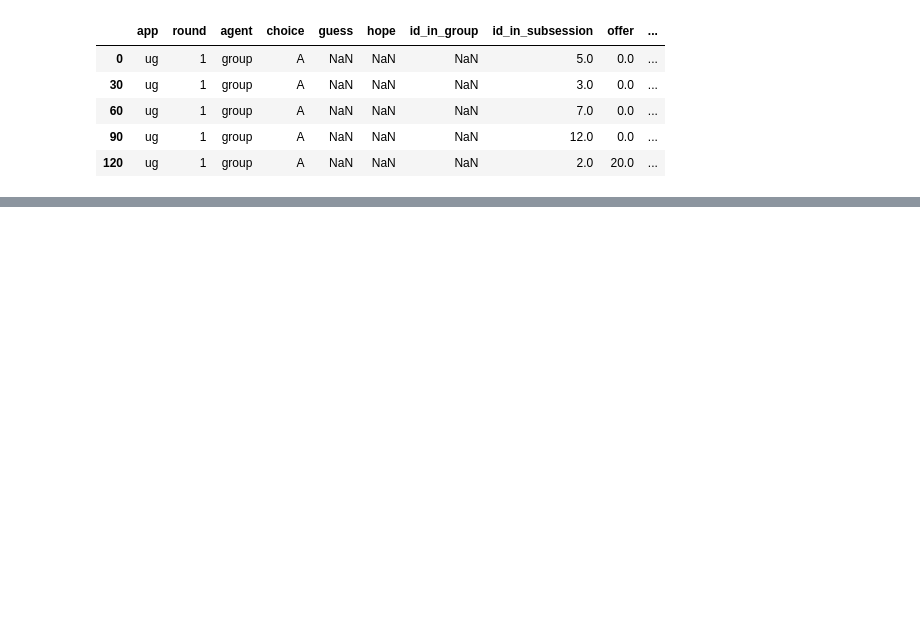
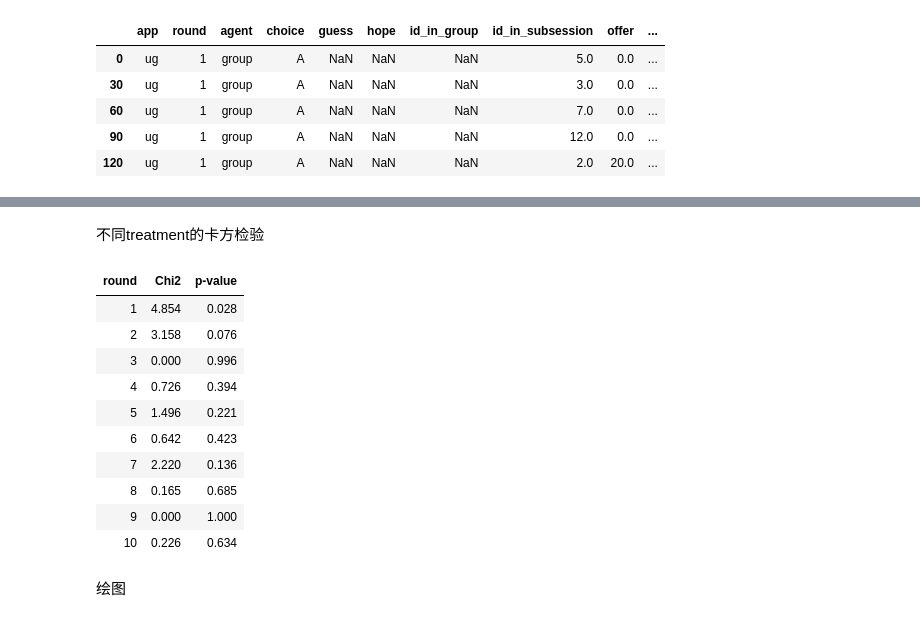
Before and after one commit to itsaquestion/otree5_common_prosperity_2, a Jupyter notebook: 数据分析/a.ipynb, the cells around one changed output, grey strips where cells are left out. Cells and saved outputs as stored; diff of their text form; code cells hidden in the pictures; blank space fills up the shorter version.

```diff
--- a/数据分析/a.ipynb
+++ b/数据分析/a.ipynb
@@ -504,0 +548,20 @@ group_df.head()
+# %% [markdown]
+不同treatment的卡方检验
+# %%
+#| output: true
+# 回应者同意提议的概率
+chi2_test(group_df,'round',range(1,11),'real_plan')
+# %% [output]
+| round | Chi2 | p-value |
+| 1 | 4.854 | 0.028 |
+| 2 | 3.158 | 0.076 |
+| 3 | 0.000 | 0.996 |
+| 4 | 0.726 | 0.394 |
+| 5 | 1.496 | 0.221 |
+| 6 | 0.642 | 0.423 |
+| 7 | 2.220 | 0.136 |
+| 8 | 0.165 | 0.685 |
+| 9 | 0.000 | 1.000 |
+| 10 | 0.226 | 0.634 |
+# %% [markdown]
+绘图
```
Also changed, not shown: parts of 14 cells of this notebook, 8 other files.
